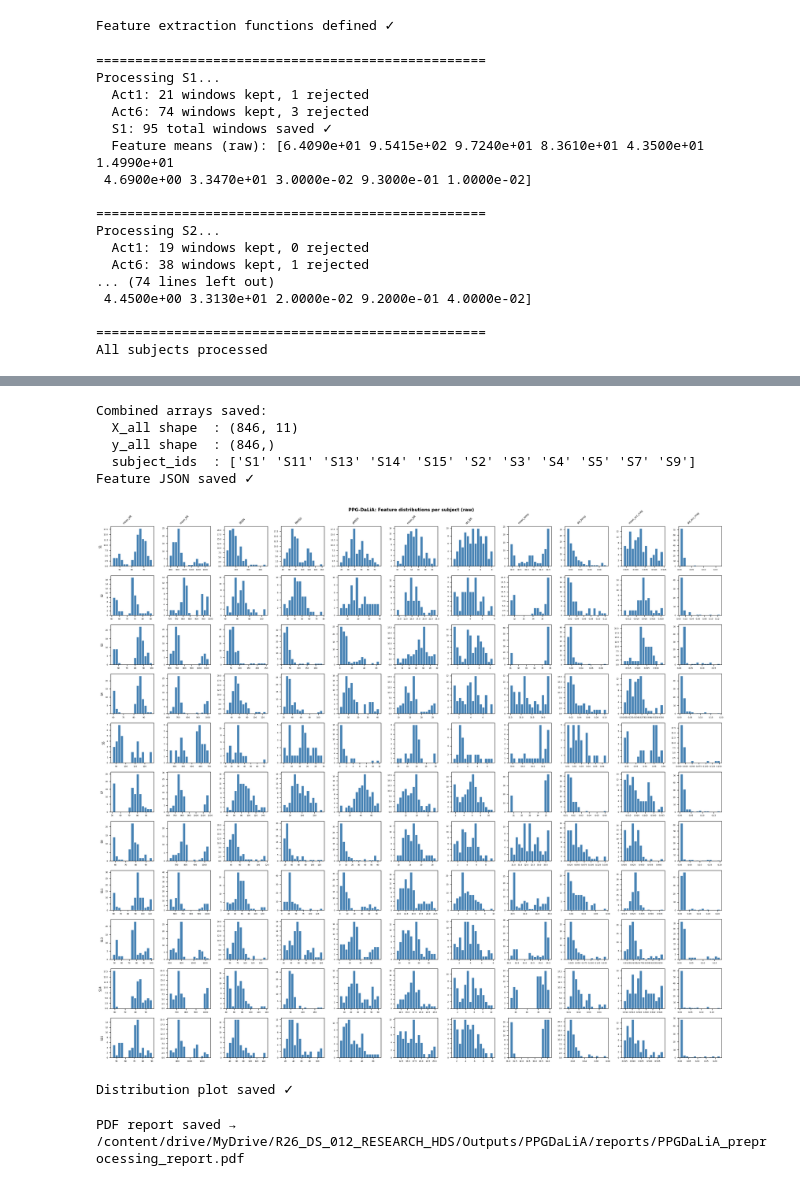
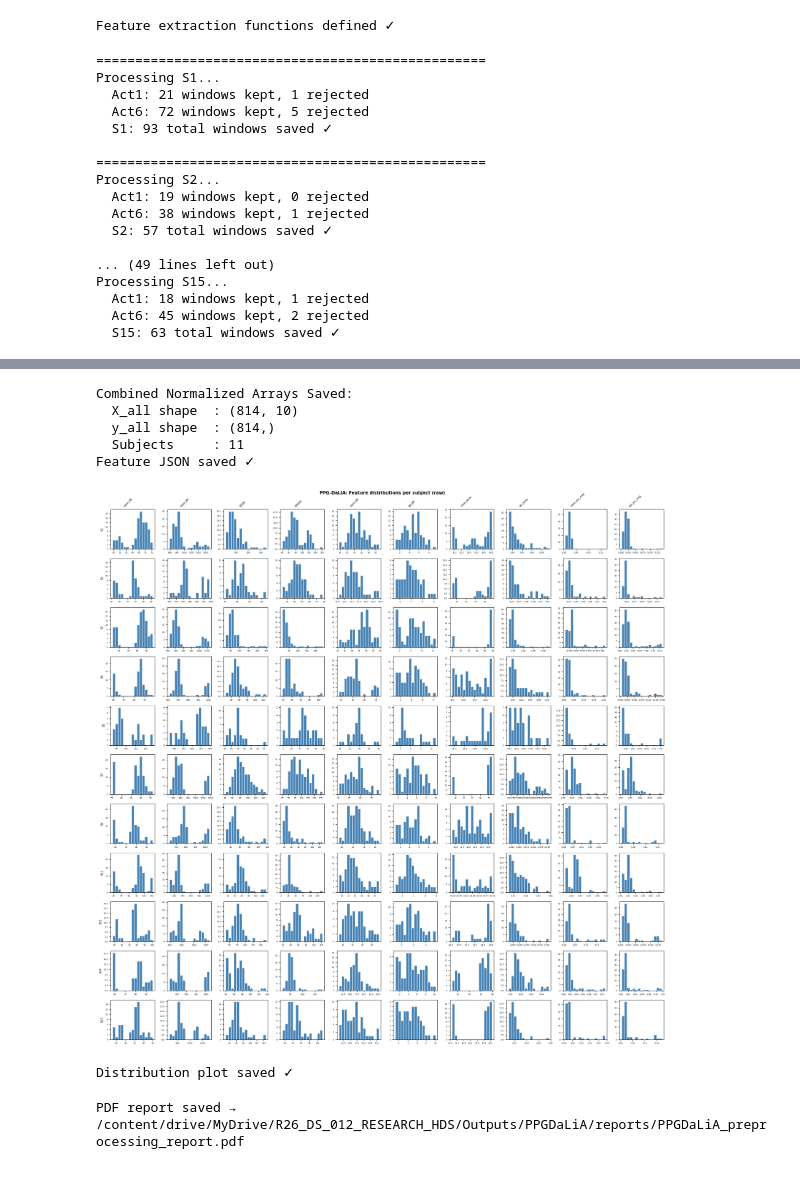
Before and after one commit to dulhara79/R26-DS-012, a Jupyter notebook: Self-supervised Physiological Biosensors/Notebooks/03_PPGDaLiA_EDA.ipynb, the cells around one changed output, grey strips where cells are left out. Drawn from its saved outputs; the diff is of its cells as text; code cells hidden in the pictures.

```diff
--- a/Self-supervised Physiological Biosensors/Notebooks/03_PPGDaLiA_EDA.ipynb
+++ b/Self-supervised Physiological Biosensors/Notebooks/03_PPGDaLiA_EDA.ipynb
@@ -739,28 +739,43 @@ for sid in SUBJECTS:
     # Baseline label MUST be 1 to match WESAD
     labels = np.ones(len(X_raw), dtype=np.int32)
 
-    np.save(f'{out_per_subject}/{sid}_baseline_normalized.npy', X_norm) # Harmonized name
+    np.save(f'{out_per_subject}/{sid}_baseline_raw.npy',        X_raw)
+    np.save(f'{out_per_subject}/{sid}_baseline_normalized.npy', X_norm)
     np.save(f'{out_per_subject}/{sid}_labels.npy',              labels)
     np.save(f'{out_per_subject}/{sid}_norm_params_mean.npy',    norm_mean)
     np.save(f'{out_per_subject}/{sid}_norm_params_std.npy',     norm_std)
+
+    # --- THE MISSING ERROR FIX ---
+    # Populate the summary dictionary so the Plotting and PDF cells can see the data
+    summary[sid] = {
+        'n_windows':  len(X_raw),
+        'n_rejected': len(subject_log), # total rejections across all activities
+        'log':        subject_log
+    }
+
+    # Also keep the combined lists for legacy support if needed
+    all_features_raw.extend(X_raw.tolist())
+    all_subject_ids.extend([sid] * len(X_raw))
+
+    print(f"  {sid}: {len(X_raw)} total windows saved ✓")
 # %% [output]
 ==================================================
 Processing S1...
   Act1: 21 windows kept, 1 rejected
-  Act6: 74 windows kept, 3 rejected
-  S1: 95 total windows saved ✓
-  Feature means (raw): [6.4090e+01 9.5415e+02 9.7240e+01 8.3610e+01 4.3500e+01 1.4990e+01
- 4.6900e+00 3.3470e+01 3.0000e-02 9.3000e-01 1.0000e-02]
+  Act6: 72 windows kept, 5 rejected
+  S1: 93 total windows saved ✓
 
 ==================================================
 Processing S2...
   Act1: 19 windows kept, 0 rejected
   Act6: 38 windows kept, 1 rejected
-... (74 lines left out)
- 4.4500e+00 3.3130e+01 2.0000e-02 9.2000e-01 4.0000e-02]
+  S2: 57 total windows saved ✓
 
-==================================================
-All subjects processed
+... (49 lines left out)
+Processing S15...
+  Act1: 18 windows kept, 1 rejected
+  Act6: 45 windows kept, 2 rejected
+  S15: 63 total windows saved ✓
 # %%
 # S5 DIAGNOSTIC: Find out WHY 62 windows were rejected
 
@@ -904,18 +919,31 @@ Summary: 12 kept | HRV fails: 0 | BR fails: 62 | TEMP fails: 0
 # %%
 # Save combined arrays + feature names JSON
 
-X_all  = np.array(all_features_raw)
-sid_all = np.array(all_subject_ids)
-y_all   = np.ones(len(X_all), dtype=np.int32)
+all_baseline_norm = []
+all_subject_labels = []
 
-np.save(f'{out_combined}/DALIA_X_all_raw.npy',    X_all)
-np.save(f'{out_combined}/DALIA_y_all.npy',        y_all)
-np.save(f'{out_combined}/DALIA_subject_ids.npy',  sid_all)
+for sid in SUBJECTS:
+    # Load the normalized array we just saved in the subject loop
+    norm_path = f'{out_per_subject}/{sid}_baseline_normalized.npy'
+    if os.path.exists(norm_path):
+        x_norm = np.load(norm_path)
+        all_baseline_norm.append(x_norm)
+        all_subject_labels.extend([sid] * x_norm.shape[0])
 
-print(f"Combined arrays saved:")
-print(f"  X_all shape  : {X_all.shape}")
+# Stack everything
+X_all_norm = np.vstack(all_baseline_norm)
+y_all      = np.ones(len(X_all_norm), dtype=np.int32) # Label 1 = Baseline
+sid_all    = np.array(all_subject_labels)
+
+# Save using harmonized names (matching WESAD structure)
+np.save(f'{out_combined}/DALIA_all_baseline.npy',      X_all_norm)
+np.save(f'{out_combined}/DALIA_all_labels.npy',        y_all)
+np.save(f'{out_combined}/DALIA_subject_labels_base.npy', sid_all)
+
+print(f"Combined Normalized Arrays Saved:")
+print(f"  X_all shape  : {X_all_norm.shape}")
 print(f"  y_all shape  : {y_all.shape}")
-print(f"  subject_ids  : {np.unique(sid_all)}")
+print(f"  Subjects     : {len(np.unique(sid_all))}")
 
 # Feature names JSON
 feat_json = {
@@ -972,43 +1000,45 @@ with open(json_path, 'w') as f:
 
 print(f"Feature JSON saved ✓")
 # %% [output]
-Combined arrays saved:
-  X_all shape  : (846, 11)
-  y_all shape  : (846,)
-  subject_ids  : ['S1' 'S11' 'S13' 'S14' 'S15' 'S2' 'S3' 'S4' 'S5' 'S7' 'S9']
+Combined Normalized Arrays Saved:
+  X_all shape  : (814, 10)
+  y_all shape  : (814,)
+  Subjects     : 11
 Feature JSON saved ✓
 # %%
 # Summary plot — one panel per subject
 
 n_subjects = len(summary)
 fig, axes  = plt.subplots(n_subjects, N_FEATS,
                            figsize=(N_FEATS * 2, n_subjects * 1.8))
 
-
 plot_row = 0
 for sid in SUBJECTS:
     if sid not in summary:
         continue
-    X = np.load(f'{out_per_subject}/DALIA_{sid}_features_raw.npy')
+
+    # Corrected path to match Cell 7 harmonization
+    X = np.load(f'{out_per_subject}/{sid}_baseline_raw.npy')
+
     for col, fname in enumerate(FEATURE_NAMES):
         ax = axes[plot_row][col]
         ax.hist(X[:, col], bins=15, color='steelblue', edgecolor='white', lw=0.3)
         if plot_row == 0:
             ax.set_title(fname, fontsize=6, rotation=45, ha='right')
         if col == 0:
             ax.set_ylabel(sid, fontsize=7)
         ax.tick_params(labelsize=5)
     plot_row += 1
 
 plt.suptitle('PPG-DaLiA: Feature distributions per subject (raw)',
              fontsize=11, fontweight='bold')
 plt.tight_layout()
 plot_path = f'{out_plots}/DALIA_feature_distributions.png'
 plt.savefig(plot_path, dpi=120, bbox_inches='tight')
 plt.show()
 print(f"Distribution plot saved ✓")
 # %% [output]
-[figure, old version]
+[figure, new version]
 Distribution plot saved ✓
 # %%
 # ── PDF Report ──
```
Also changed, not shown: parts of 2 cells of this notebook.
